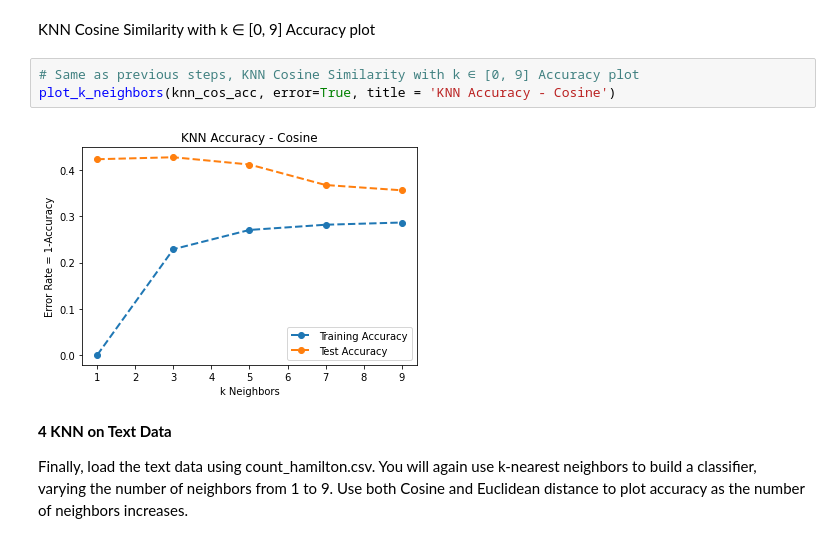
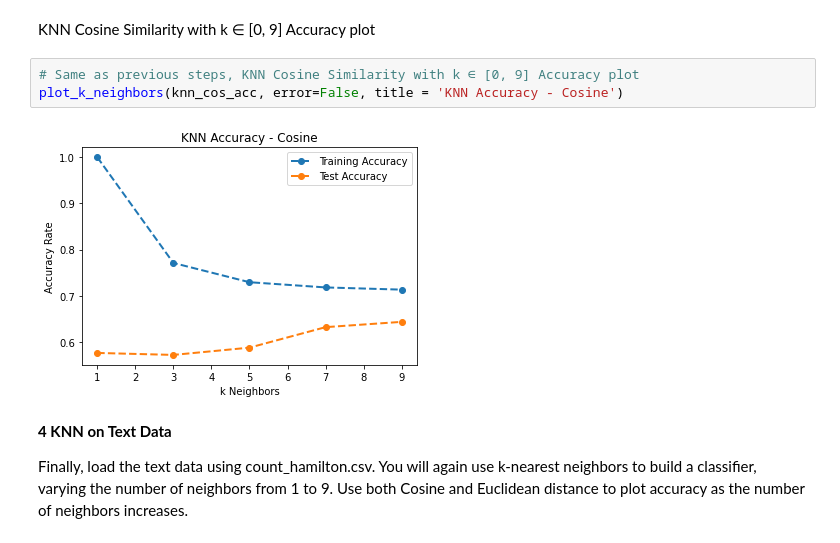
Before and after one commit to zachfreitas/ADS_504_Machine_Learning, a Jupyter notebook: Module_3/Assignment_3/Assignment_3_Template_final.ipynb, the cells around one changed output. Drawn from its saved outputs; the diff is of its cells as text.

```diff
--- a/Module_3/Assignment_3/Assignment_3_Template_final.ipynb
+++ b/Module_3/Assignment_3/Assignment_3_Template_final.ipynb
@@ -177,9 +177,9 @@ display(knn_cos_acc)
 KNN Cosine Similarity with k ∈ [0, 9] Accuracy plot
 # %%
 # Same as previous steps, KNN Cosine Similarity with k ∈ [0, 9] Accuracy plot
-plot_k_neighbors(knn_cos_acc, error=True, title = 'KNN Accuracy - Cosine')
+plot_k_neighbors(knn_cos_acc, error=False, title = 'KNN Accuracy - Cosine')
 # %% [output]
-[figure, old version]
+[figure, new version]
 # %% [markdown]
 **4 KNN on Text Data**
 
```
Also changed, not shown: parts of 7 cells of this notebook.
